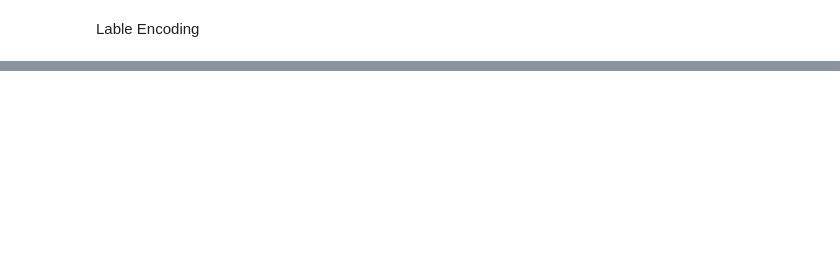
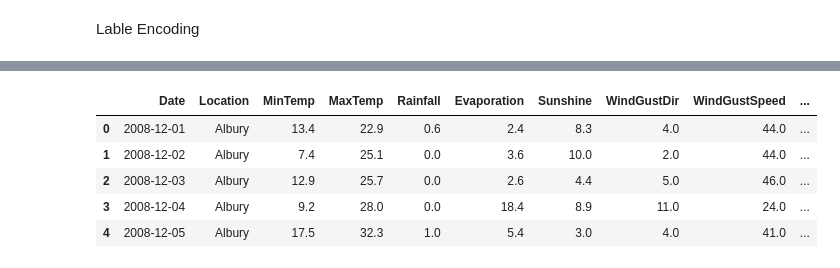
Before and after one commit to AshMaza/Code, a Jupyter notebook: Rain.ipynb, the cells around one changed output, grey strips where cells are left out. Cells and saved outputs as stored; diff of their text form; code cells hidden in the pictures; blank space fills up the shorter version.

```diff
--- a/Rain.ipynb
+++ b/Rain.ipynb
@@ -318,0 +410,10 @@ for feature in categ_var:
+# %%
+len(df_loc[1].sort_values(ascending=False).index)
+df.head()
+# %% [output]
+|  | Date | Location | MinTemp | MaxTemp | Rainfall | Evaporation | Sunshine | WindGustDir | WindGustSpeed | ... |
+| 0 | 2008-12-01 | Albury | 13.4 | 22.9 | 0.6 | 2.4 | 8.3 | 4.0 | 44.0 | ... |
+| 1 | 2008-12-02 | Albury | 7.4 | 25.1 | 0.0 | 3.6 | 10.0 | 2.0 | 44.0 | ... |
+| 2 | 2008-12-03 | Albury | 12.9 | 25.7 | 0.0 | 2.6 | 4.4 | 5.0 | 46.0 | ... |
+| 3 | 2008-12-04 | Albury | 9.2 | 28.0 | 0.0 | 18.4 | 8.9 | 11.0 | 24.0 | ... |
+| 4 | 2008-12-05 | Albury | 17.5 | 32.3 | 1.0 | 5.4 | 3.0 | 4.0 | 41.0 | ... |
```
Also changed, not shown: parts of 28 cells of this notebook.
